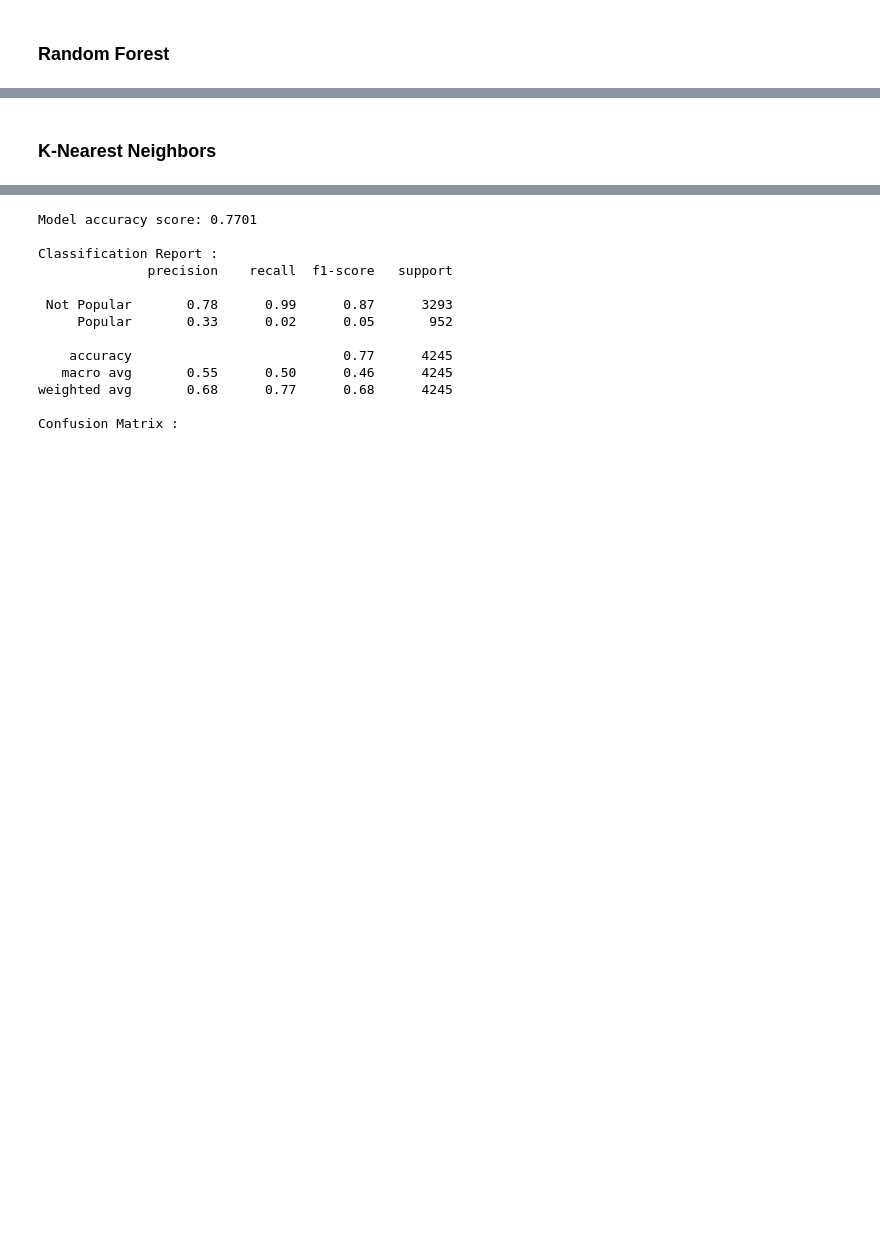
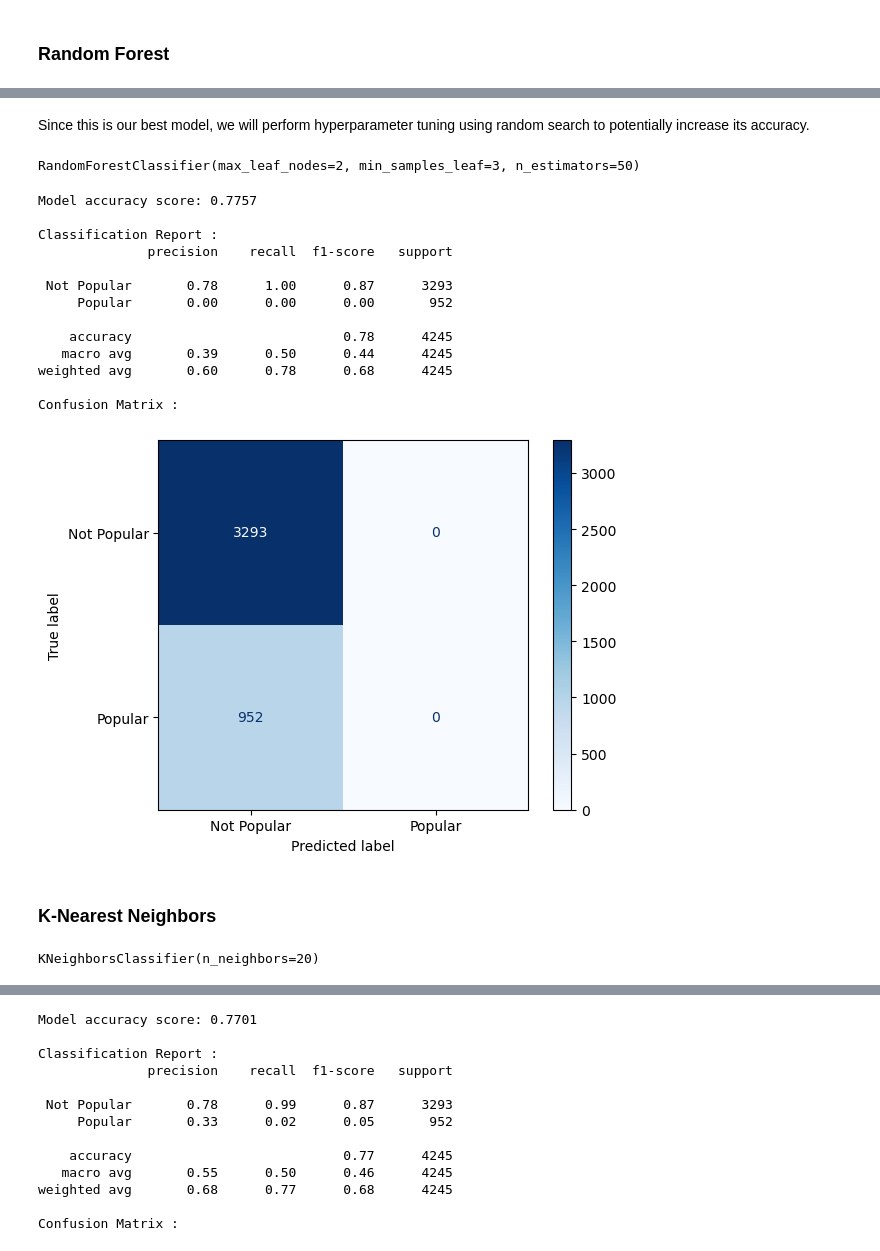
Before and after one commit to xiaolin-m/ECS171_BopOrFlop, a Jupyter notebook: data_preprocessing_and_models.ipynb, the cells around one changed output, grey strips where cells are left out. Cells and saved outputs as stored; diff of their text form; code cells hidden in the pictures; blank space fills up the shorter version.

```diff
--- a/data_preprocessing_and_models.ipynb
+++ b/data_preprocessing_and_models.ipynb
@@ -216,6 +283,54 @@ weighted avg       0.69      0.77      0.69      4245
 
 Confusion Matrix :
 [figure]
+# %% [markdown]
+Since this is our best model, we will perform hyperparameter tuning using random search to potentially increase its accuracy.
+# %%
+from sklearn.model_selection import RandomizedSearchCV
+
+# define hyperparameters
+parameters = {'n_estimators': [50, 100, 150], 'max_depth': [None, 10, 20], 'min_samples_split': [2, 5, 10], 'min_samples_leaf': [1, 3, 5], 'max_leaf_nodes': [2, 5, 10]}
+
+# perform hyperparameters tuning using random search
+rs = RandomizedSearchCV(RandomForestClassifier(), parameters)
+rs.fit(X_train, y_train)
+print(rs.best_estimator_)
+# %% [output]
+RandomForestClassifier(max_leaf_nodes=2, min_samples_leaf=3, n_estimators=50)
+# %%
+# update the model
+rf_random = RandomForestClassifier(max_leaf_nodes=2, min_samples_leaf=3, n_estimators=50)
+rf_random.fit(X_train, y_train)
+y_pred = rf_random.predict(X_test)
+
+# outputs model's classification report and confusion matrix
+warnings.filterwarnings('ignore')
+labels = ['Not Popular', 'Popular']
+print('Model accuracy score: {0:0.4f}'. format(accuracy_score(y_test, y_pred)))
+print('\nClassification Report :')
+report = classification_report(y_test, y_pred, target_names=labels)
+print(report)
+
+print('Confusion Matrix :')
+cm = metrics.confusion_matrix(y_test, y_pred)
+cm_display = metrics.ConfusionMatrixDisplay(confusion_matrix=cm, display_labels=labels)
+cm_display.plot(cmap='Blues', values_format='d')
+plt.show()
+# %% [output]
+Model accuracy score: 0.7757
+
+Classification Report :
+              precision    recall  f1-score   support
+
+ Not Popular       0.78      1.00      0.87      3293
+     Popular       0.00      0.00      0.00       952
+
+    accuracy                           0.78      4245
+   macro avg       0.39      0.50      0.44      4245
+weighted avg       0.60      0.78      0.68      4245
+
+Confusion Matrix :
+[figure, added]
 # %% [markdown]
 ### K-Nearest Neighbors
 # %%
@@ -228,6 +343,5 @@ X_train, X_test, y_train, y_test = train_test_split(X, y, test_size = 0.2, rando
 # create model for k-nearest neighbors
 knn_model = KNeighborsClassifier(n_neighbors=20)
 knn_model.fit(X_train, y_train)
-
-# get predicted data based on model
-y_pred = knn_model.predict(X_test)
+# %% [output]
+KNeighborsClassifier(n_neighbors=20)
```
Also changed, not shown: parts of 10 cells of this notebook.
